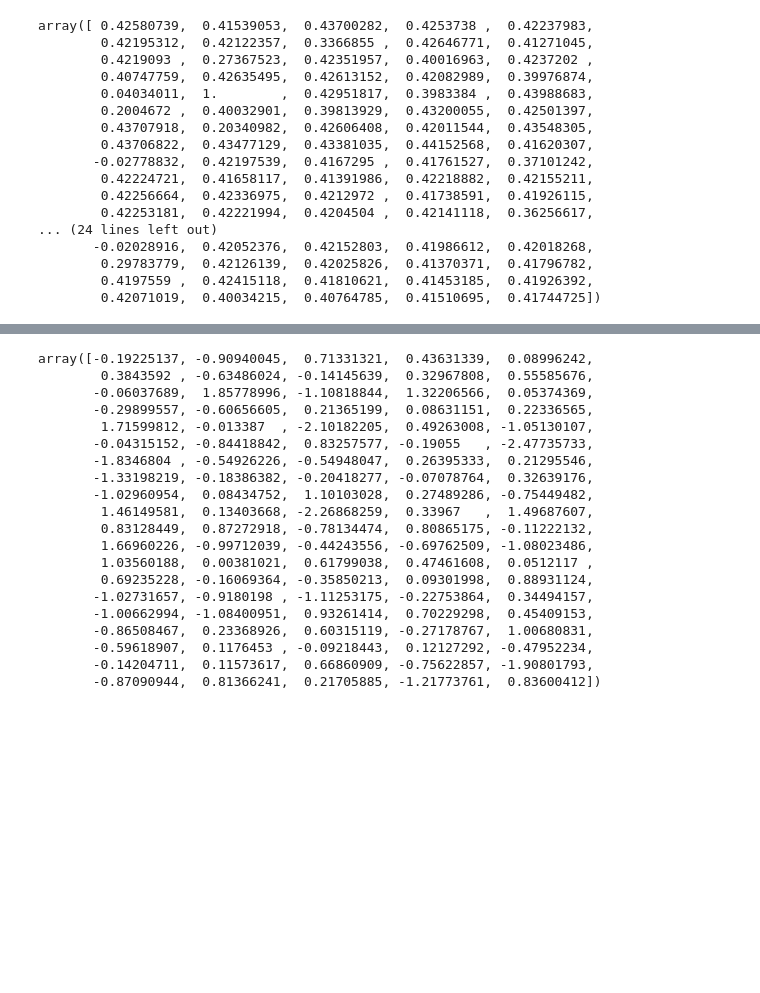
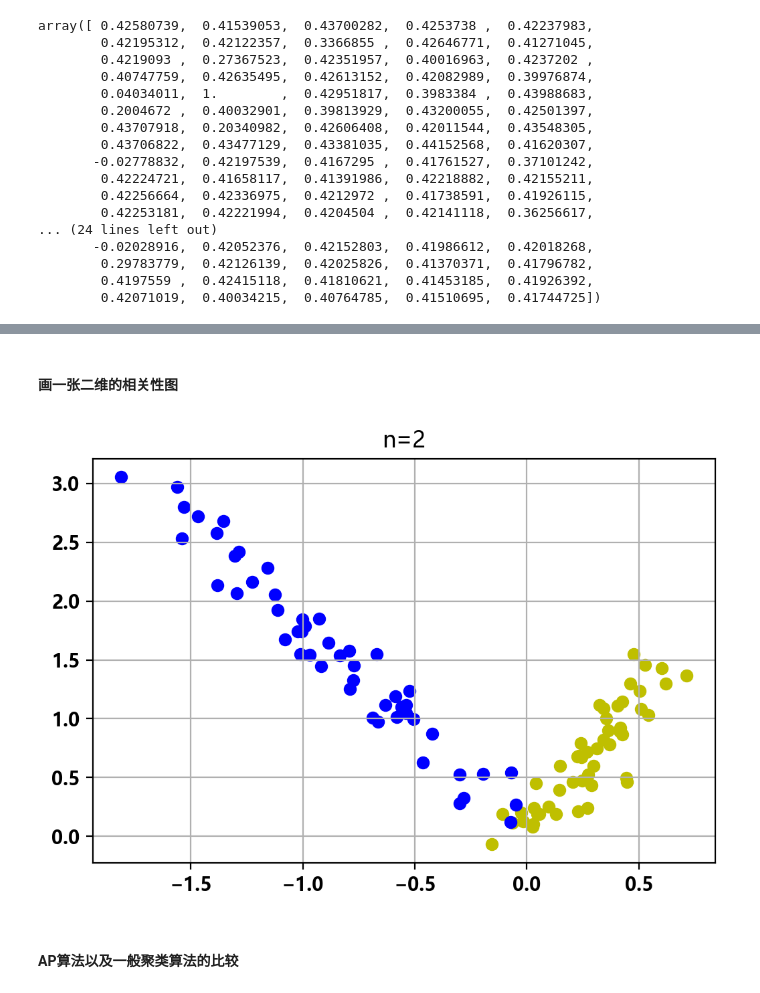
Before and after one commit to pkumath/statistical-learning, a Jupyter notebook: 统计学习.ipynb, the cells around one changed output, grey strips where cells are left out. Cells and saved outputs as stored; diff of their text form; code cells hidden in the pictures; blank space fills up the shorter version.

```diff
--- a/统计学习.ipynb
+++ b/统计学习.ipynb
@@ -436,14 +433,0 @@ corr = [pd.Series(x[:,0]).corr(pd.Series(dic[i])) for i in range(10)]
-# %%
-dic = {}
-cls = {}
-for i in range(10):
-    dic[i] = x[:,2*i]
-    cls[i] = []
-# %%
-s = 0
-k = 10
-for ss in range(k):
-    if corr[ss] >= corr[s]:
-        print(ss)
-        s = ss
-cls[s].append(0)
@@ -482,23 +434,35 @@ corr
-# %%
-x.T[0]
-# %% [output]
-array([-0.19225137, -0.90940045,  0.71331321,  0.43631339,  0.08996242,
-        0.3843592 , -0.63486024, -0.14145639,  0.32967808,  0.55585676,
-       -0.06037689,  1.85778996, -1.10818844,  1.32206566,  0.05374369,
-       -0.29899557, -0.60656605,  0.21365199,  0.08631151,  0.22336565,
-        1.71599812, -0.013387  , -2.10182205,  0.49263008, -1.05130107,
-       -0.04315152, -0.84418842,  0.83257577, -0.19055   , -2.47735733,
-       -1.8346804 , -0.54926226, -0.54948047,  0.26395333,  0.21295546,
-       -1.33198219, -0.18386382, -0.20418277, -0.07078764,  0.32639176,
-       -1.02960954,  0.08434752,  1.10103028,  0.27489286, -0.75449482,
-        1.46149581,  0.13403668, -2.26868259,  0.33967   ,  1.49687607,
-        0.83128449,  0.87272918, -0.78134474,  0.80865175, -0.11222132,
-        1.66960226, -0.99712039, -0.44243556, -0.69762509, -1.08023486,
-        1.03560188,  0.00381021,  0.61799038,  0.47461608,  0.0512117 ,
-        0.69235228, -0.16069364, -0.35850213,  0.09301998,  0.88931124,
-       -1.02731657, -0.9180198 , -1.11253175, -0.22753864,  0.34494157,
-       -1.00662994, -1.08400951,  0.93261414,  0.70229298,  0.45409153,
-       -0.86508467,  0.23368926,  0.60315119, -0.27178767,  1.00680831,
-       -0.59618907,  0.1176453 , -0.09218443,  0.12127292, -0.47952234,
-       -0.14204711,  0.11573617,  0.66860909, -0.75622857, -1.90801793,
-       -0.87090944,  0.81366241,  0.21705885, -1.21773761,  0.83600412])
+# %% [markdown]
+#### 画一张二维的相关性图
+# %%
+p = 100 #beta的维度
+n = 2 #样本个数
+
+#初始化真实的beta
+beta = np.random.randn(p)
+div = [[50*i,50*i+50] for i in range(p//50)] #分组方式
+for i in range(p//50):
+    if i%2 == 0:
+        beta[div[i][0]:div[i][1]] = 0
+    else:
+        beta[div[i][0]:div[i][1]] = np.random.randint(100)/100+0.1*np.random.randn(div[i][1]-div[i][0])
+x = np.zeros([n,p])
+for i in range(p//50):
+    x[:,50*i] = np.random.randn(n).T
+    for s in range(1,50):
+        x[:,50*i+s] = x[:,50*i]*(0.1+np.random.randint(10)/5)+0.1*np.random.randn(n).T
+y = np.dot(x,beta)
+y += 0.01*np.random.randn(n)
+# %%
+plt.figure(dpi=200)
+for i in range(100):
+    if i<50:
+        plt.scatter(x[0,i],x[1,i],color='y')
+    else:
+        plt.scatter(x[0,i],x[1,i],color='b')
+plt.grid(True)
+plt.title('n=2')
+plt.show()
+# %% [output]
+[figure, added]
+# %% [markdown]
+#### AP算法以及一般聚类算法的比较
```
Also changed, not shown: parts of 8 cells of this notebook.
